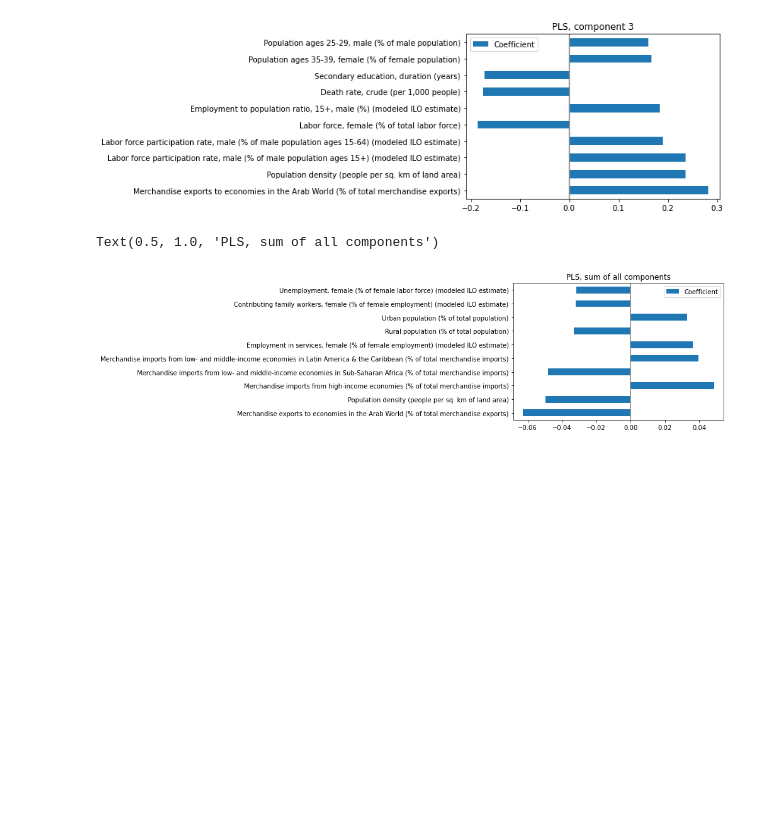
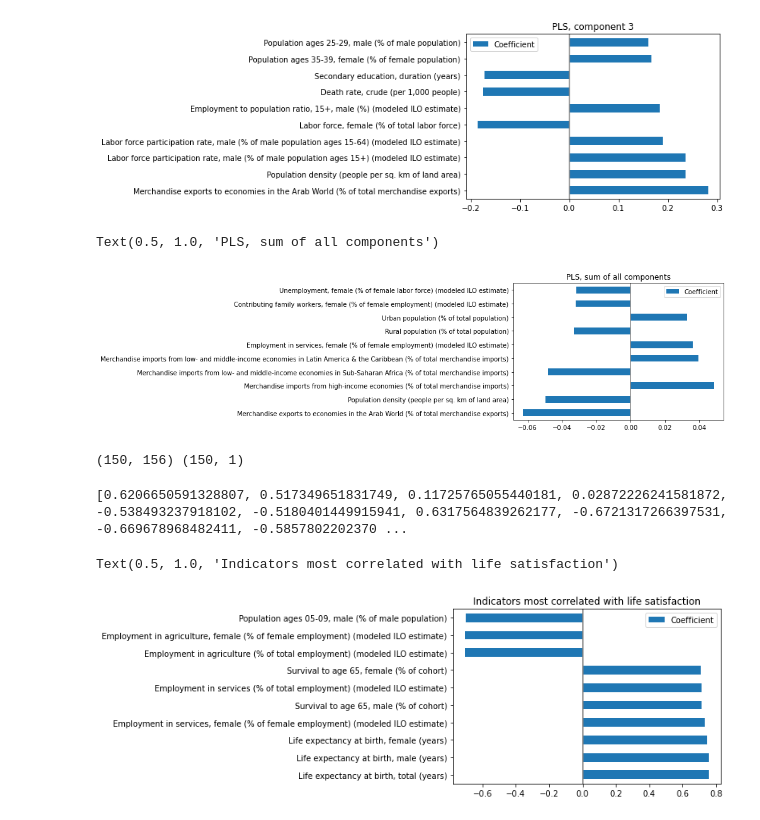
Before and after one commit to c-eberle/Data-Literacy-project, a Jupyter notebook: 04_regression_analysis_part3.ipynb, the cells around one changed output. Saved outputs shown, nothing was run; the diff lists cells and outputs as text; code cells hidden in the pictures; blank space fills up the shorter version.

```diff
--- a/04_regression_analysis_part3.ipynb
+++ b/04_regression_analysis_part3.ipynb
@@ -220,3 +226,28 @@ plt.title(title)
 # %% [output]
 Text(0.5, 1.0, 'PLS, sum of all components')
 [figure]
+# %%
+wb_data_np = np.array(wb_data)
+whr_data_np = np.array(whr_data)
+print(wb_data_np.shape, whr_data_np.shape)
+# %% [output]
+(150, 156) (150, 1)
+# %%
+corr_coefs = np.corrcoef(wb_data_np[:,0], whr_data_np.T, rowvar=False)
+
+corr_coef_list = []
+for i in range(0, wb_data_np.shape[1]):
+    corr_coef = np.corrcoef(wb_data_np[:,i], whr_data_np.T, rowvar=False)[0,1]
+    corr_coef_list.append(corr_coef)
+
+corr_coef_df = pd.DataFrame(corr_coef_list, columns=["Coefficient"], index=wb_data.columns.values)
+print(corr_coef_list[0:10])
+corr_coef_df.sort_values("Coefficient", inplace=True, key=abs, ascending=False)
+corr_coef_df.iloc[:10,:].plot(kind="barh")
+plt.axvline(x=0, color="grey")
+title = "Indicators most correlated with life satisfaction"
+plt.title(title)
+# %% [output]
+[0.6206650591328807, 0.517349651831749, 0.11725765055440181, 0.02872226241581872, -0.538493237918102, -0.5180401449915941, 0.6317564839262177, -0.6721317266397531, -0.669678968482411, -0.5857802202370 ...
+Text(0.5, 1.0, 'Indicators most correlated with life satisfaction')
+[figure, added]
```
Also changed, not shown: parts of 2 cells of this notebook.
